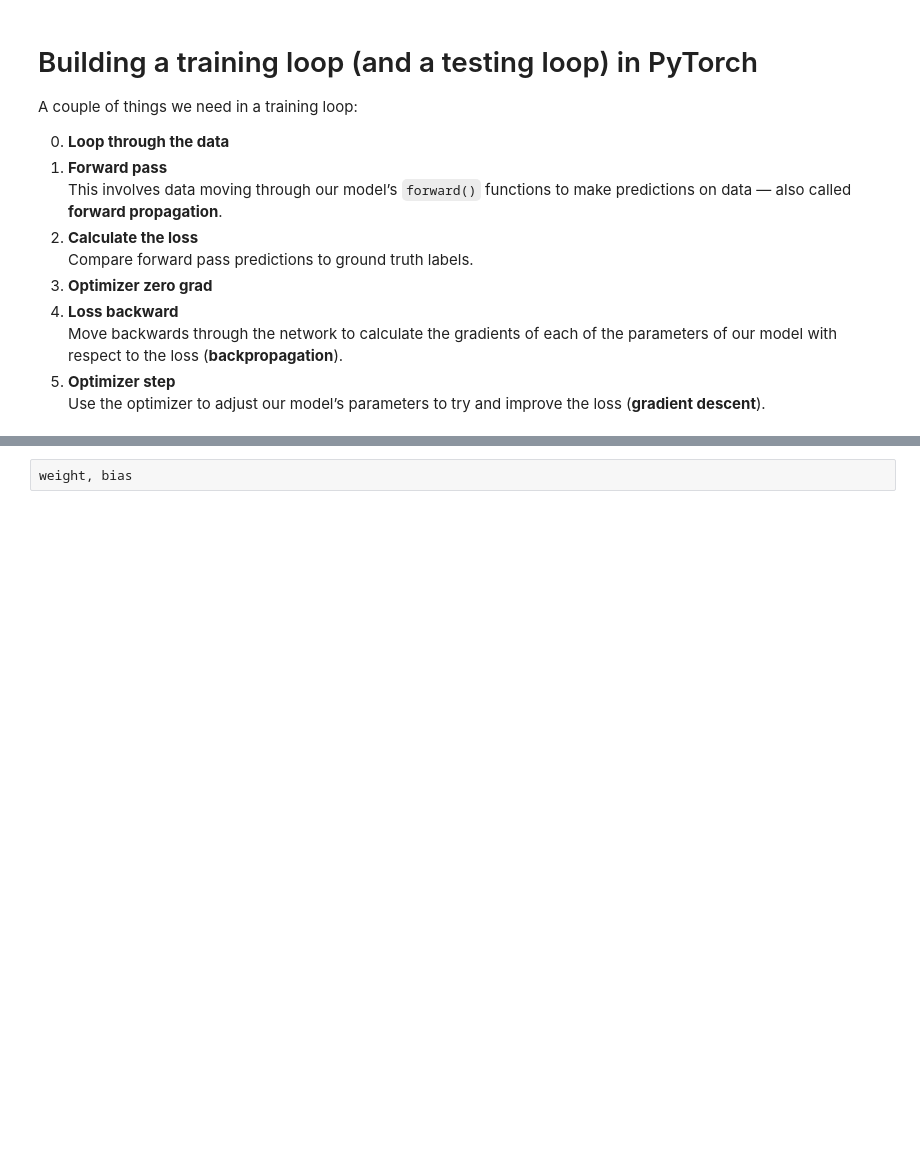
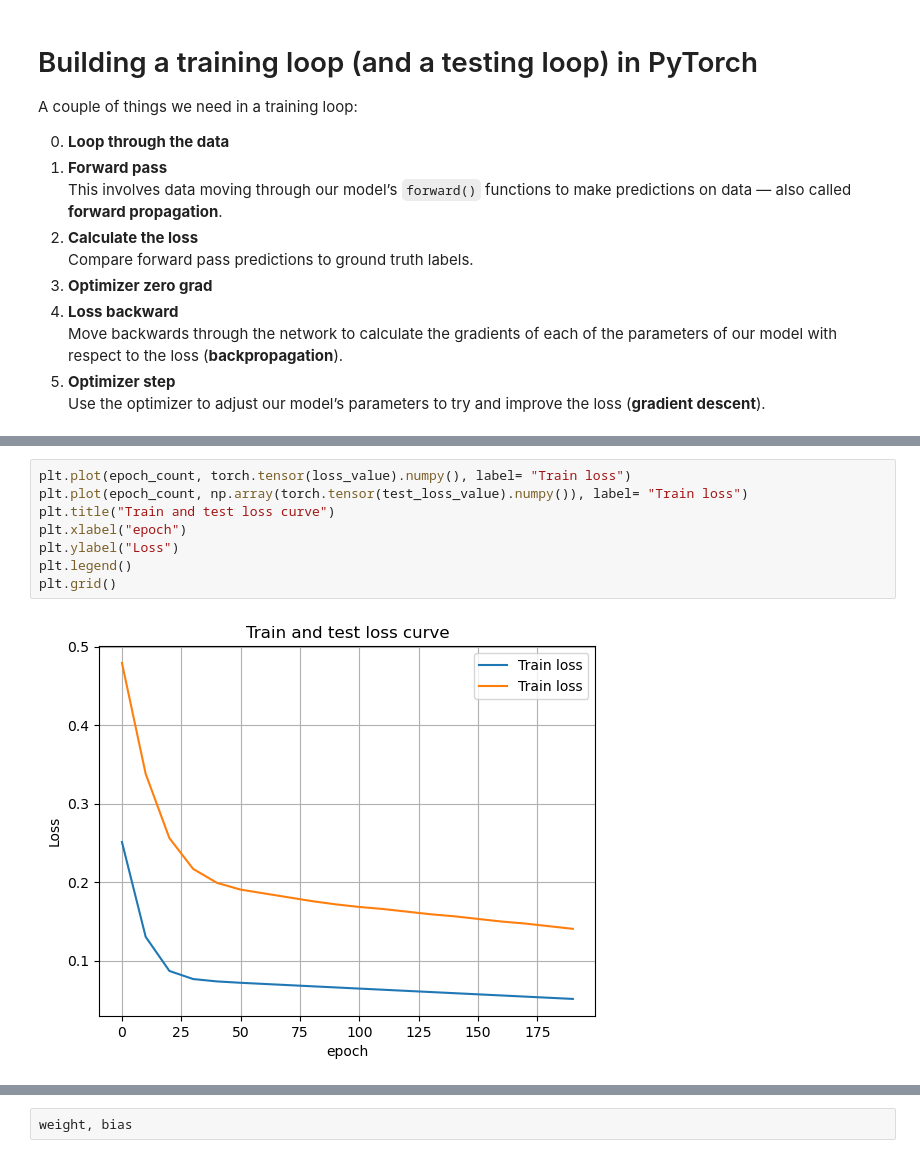
Before and after one commit to KavinKohli/Deep-Learning-PyTorch, a Jupyter notebook: 01_pytorch_workflow/01_pytorch_workflow.ipynb, the cells around one changed output, grey strips where cells are left out. Saved outputs shown, nothing was run; the diff lists cells and outputs as text; blank space fills up the shorter version.

```diff
--- a/01_pytorch_workflow/01_pytorch_workflow.ipynb
+++ b/01_pytorch_workflow/01_pytorch_workflow.ipynb
@@ -286,0 +302,10 @@ OrderedDict([('weights', tensor([0.5412])), ('bias', tensor([0.2723]))])
+# %%
+plt.plot(epoch_count, torch.tensor(loss_value).numpy(), label= "Train loss")
+plt.plot(epoch_count, np.array(torch.tensor(test_loss_value).numpy()), label= "Train loss")
+plt.title("Train and test loss curve")
+plt.xlabel("epoch")
+plt.ylabel("Loss")
+plt.legend()
+plt.grid()
+# %% [output]
+[figure, added]
```
Also changed, not shown: parts of 6 cells of this notebook.
